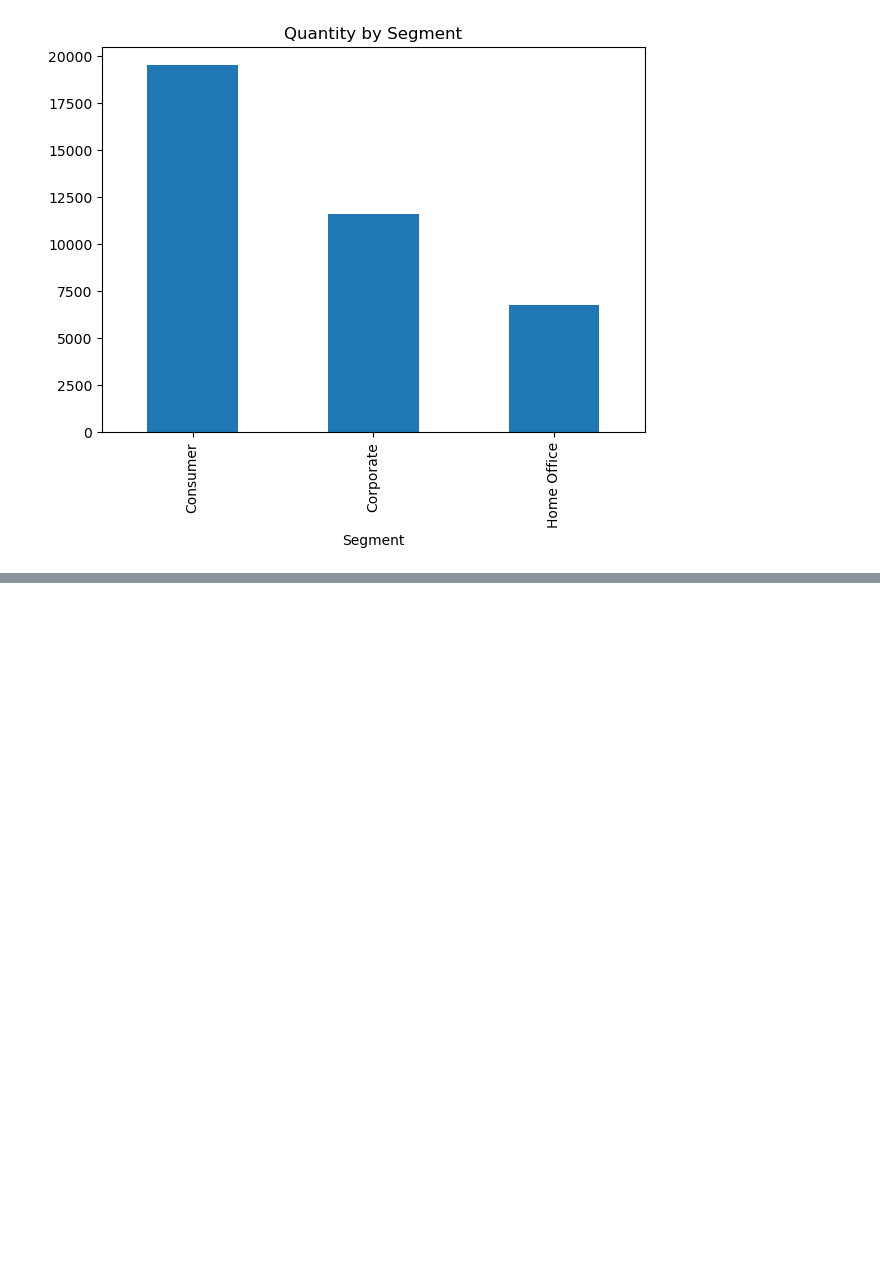
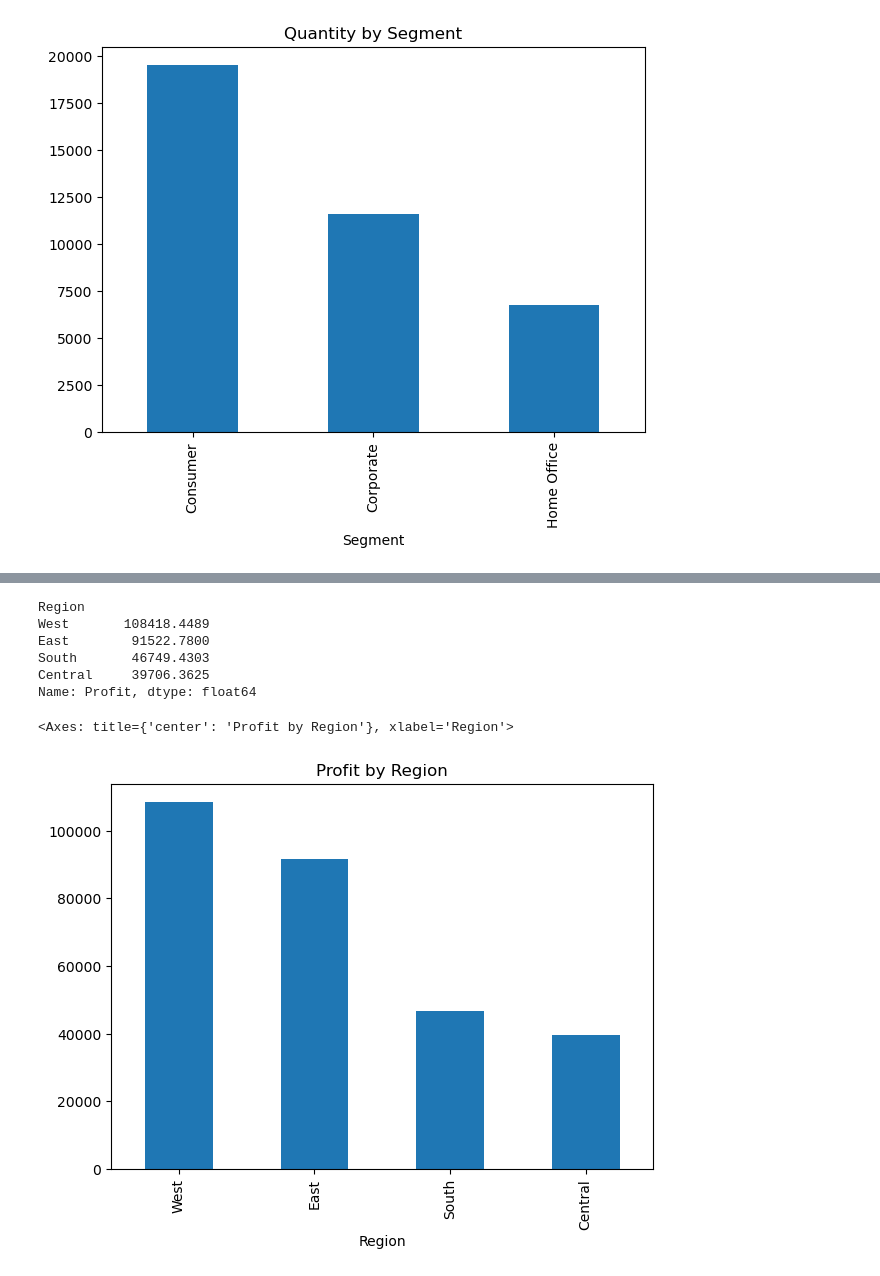
Before and after one commit to nikhilkanbarkar/data-science-and-machine-learning, a Jupyter notebook: Projects/SalesAnalysis/Notebook.ipynb, the cells around one changed output, grey strips where cells are left out. Cells and saved outputs as stored; diff of their text form; code cells hidden in the pictures; blank space fills up the shorter version.

```diff
--- a/Projects/SalesAnalysis/Notebook.ipynb
+++ b/Projects/SalesAnalysis/Notebook.ipynb
@@ -882,0 +916,24 @@ segment_quantity.plot(
+# %%
+region_profit = (
+    sales_df.groupby("Region")["Profit"]
+            .sum()
+            .sort_values(ascending=False)
+)
+
+print(region_profit)
+# %% [output]
+Region
+West       108418.4489
+East        91522.7800
+South       46749.4303
+Central     39706.3625
+Name: Profit, dtype: float64
+# %%
+region_profit.plot(
+    kind="bar",
+    figsize=(7,5),
+    title="Profit by Region"
+)
+# %% [output]
+<Axes: title={'center': 'Profit by Region'}, xlabel='Region'>
+[figure, added]
```
Also changed, not shown: parts of 16 cells of this notebook.
